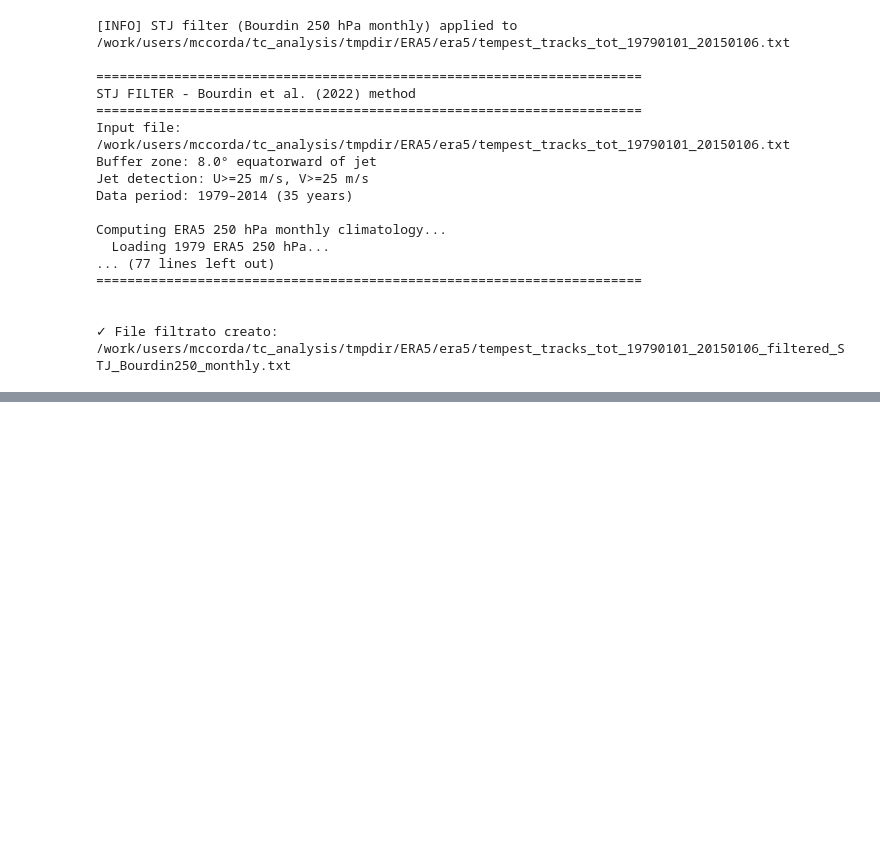
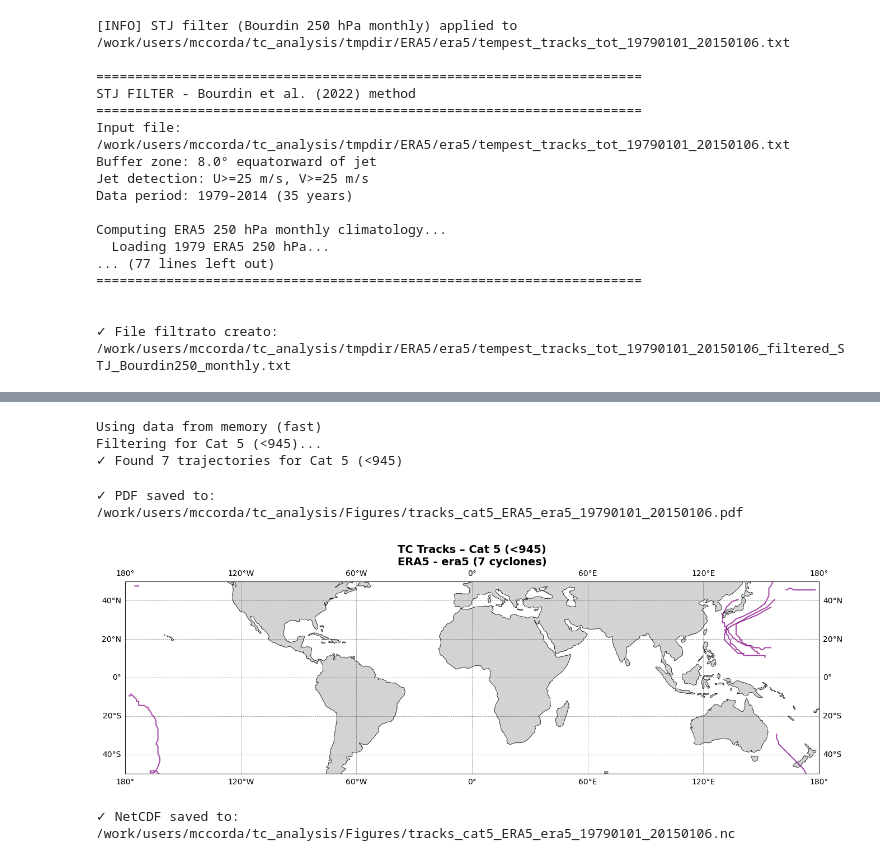
Before and after one commit to DestinE-Climate-DT/AQUA-diagnostics, a Jupyter notebook: frontier-diagnostics/tropical_cyclones/notebooks/tcs_era5_v5.ipynb, the cells around one changed output, grey strips where cells are left out. Saved outputs shown, nothing was run; the diff lists cells and outputs as text; code cells hidden in the pictures; blank space fills up the shorter version.

```diff
--- a/frontier-diagnostics/tropical_cyclones/notebooks/tcs_era5_v5.ipynb
+++ b/frontier-diagnostics/tropical_cyclones/notebooks/tcs_era5_v5.ipynb
@@ -615,0 +248,11 @@ SH Total                         23.3             14.5      8.8 (+61%)
+# %%
+# OPZIONE 3: Solo Cat 5
+plot_trajectories_colored(tc_data, config, category=5)
+# → Salva: tracks_cat5_MODEL_EXP_DATE.pdf/nc
+# %% [output]
+Using data from memory (fast)
+Filtering for Cat 5 (<945)...
+✓ Found 7 trajectories for Cat 5 (<945)
+✓ PDF saved to: /work/users/mccorda/tc_analysis/Figures/tracks_cat5_ERA5_era5_19790101_20150106.pdf
+[figure, added]
+✓ NetCDF saved to: /work/users/mccorda/tc_analysis/Figures/tracks_cat5_ERA5_era5_19790101_20150106.nc
```
Also changed, not shown: parts of 18 cells of this notebook, 1 other file.
